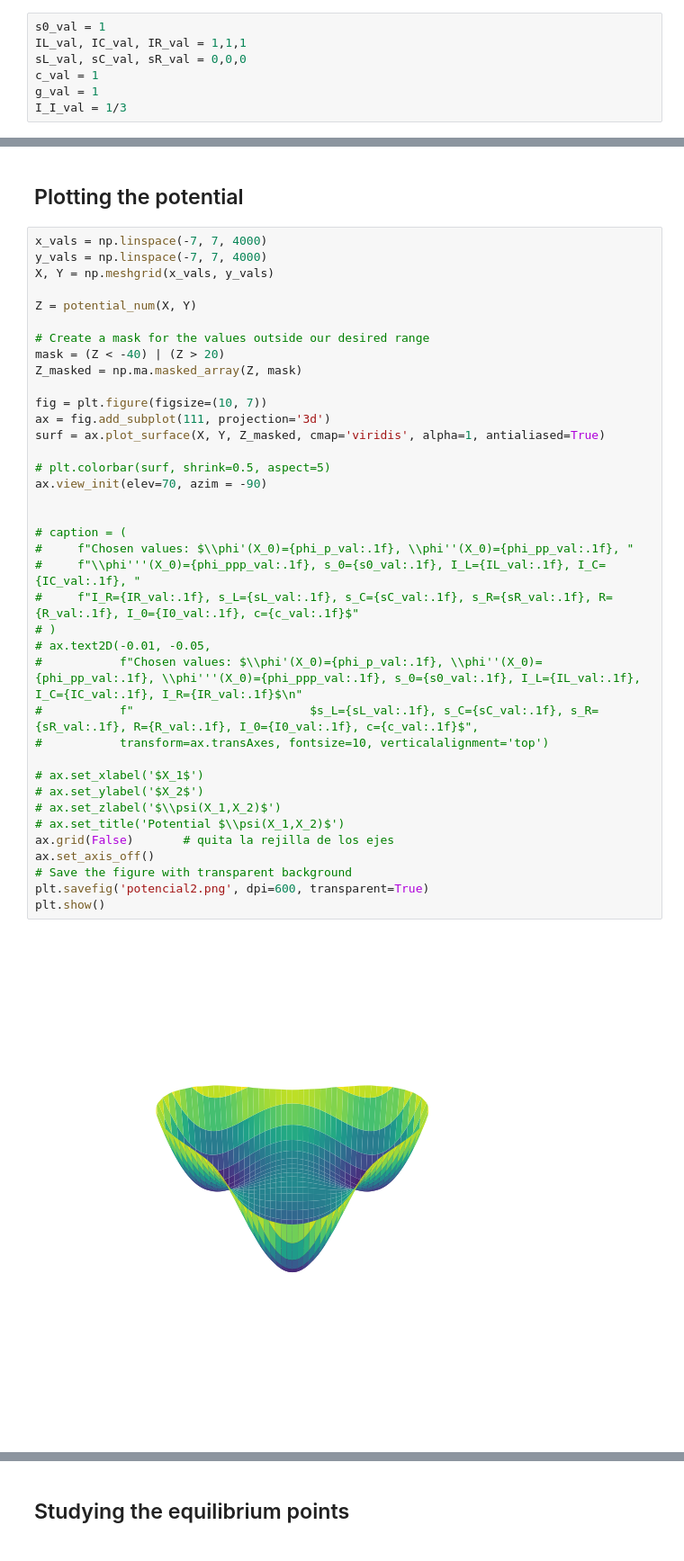
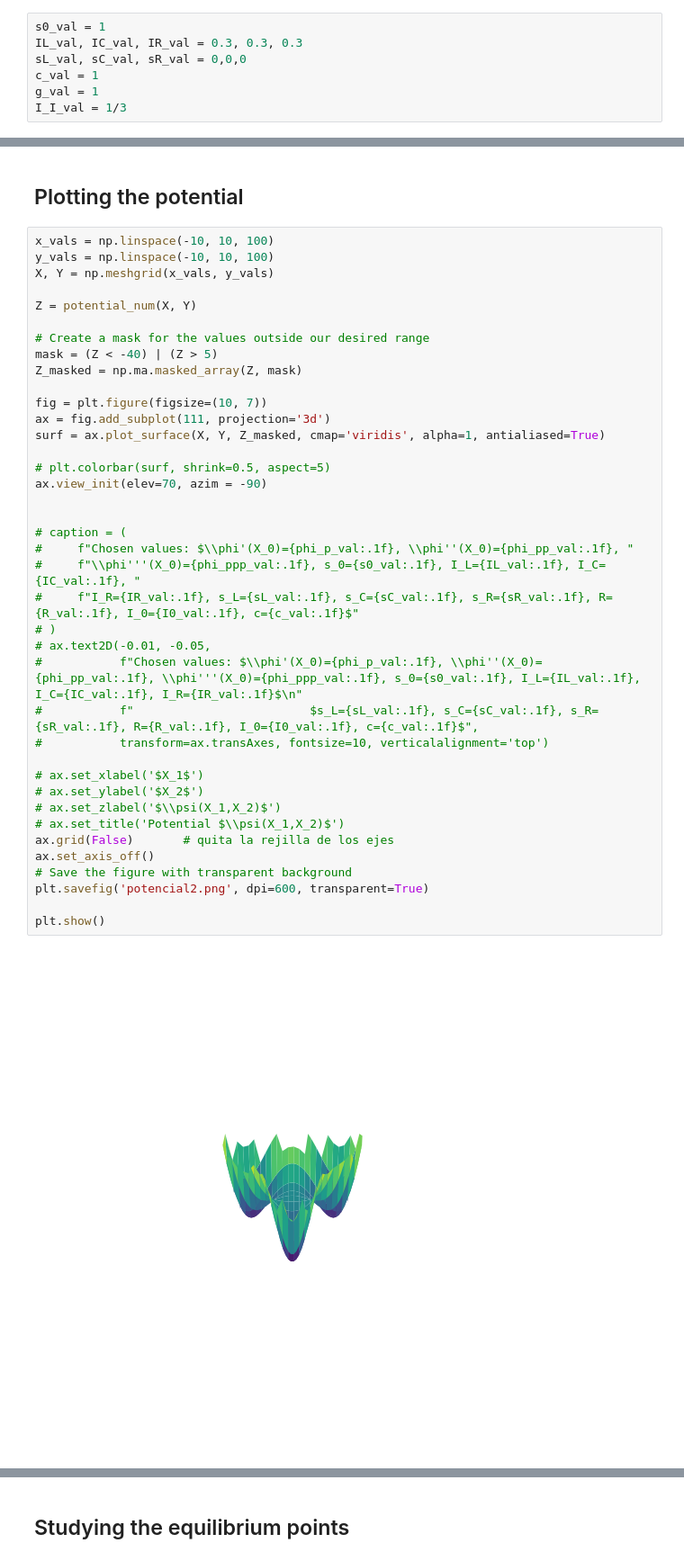
Before and after one commit to javirm3/TFG, a Jupyter notebook: simulations/derivation-potential.ipynb, the cells around one changed output, grey strips where cells are left out. Shown at 90% size. Saved outputs shown, nothing was run; the diff lists cells and outputs as text.

```diff
--- a/simulations/derivation-potential.ipynb
+++ b/simulations/derivation-potential.ipynb
@@ -72,7 +72,7 @@ $\displaystyle \frac{X_{1}^{4} s_{0}^{3} \left(2 c g \phi_{Ip} \phi_{pp}^{2} - c
 ## Evaluating for a given set of parameters
 # %%
 s0_val = 1
-IL_val, IC_val, IR_val = 1,1,1
+IL_val, IC_val, IR_val = 0.3, 0.3, 0.3
 sL_val, sC_val, sR_val = 0,0,0
 c_val = 1
 g_val = 1
@@ -179,42 +179,43 @@ with open('phis.pkl', 'wb') as f:
 # %% [markdown]
 ## Plotting the potential
 # %%
-x_vals = np.linspace(-7, 7, 4000)
-y_vals = np.linspace(-7, 7, 4000)
+x_vals = np.linspace(-10, 10, 100)
+y_vals = np.linspace(-10, 10, 100)
 X, Y = np.meshgrid(x_vals, y_vals)
 
 Z = potential_num(X, Y)
 
 # Create a mask for the values outside our desired range
-mask = (Z < -40) | (Z > 20)
+mask = (Z < -40) | (Z > 5)
 Z_masked = np.ma.masked_array(Z, mask)
 
 fig = plt.figure(figsize=(10, 7))
 ax = fig.add_subplot(111, projection='3d')
 surf = ax.plot_surface(X, Y, Z_masked, cmap='viridis', alpha=1, antialiased=True)
 
 # plt.colorbar(surf, shrink=0.5, aspect=5)
 ax.view_init(elev=70, azim = -90)
 
 
 # caption = (
 #     f"Chosen values: $\\phi'(X_0)={phi_p_val:.1f}, \\phi''(X_0)={phi_pp_val:.1f}, "
 #     f"\\phi'''(X_0)={phi_ppp_val:.1f}, s_0={s0_val:.1f}, I_L={IL_val:.1f}, I_C={IC_val:.1f}, "
 #     f"I_R={IR_val:.1f}, s_L={sL_val:.1f}, s_C={sC_val:.1f}, s_R={sR_val:.1f}, R={R_val:.1f}, I_0={I0_val:.1f}, c={c_val:.1f}$"
 # )
 # ax.text2D(-0.01, -0.05,
 #           f"Chosen values: $\\phi'(X_0)={phi_p_val:.1f}, \\phi''(X_0)={phi_pp_val:.1f}, \\phi'''(X_0)={phi_ppp_val:.1f}, s_0={s0_val:.1f}, I_L={IL_val:.1f}, I_C={IC_val:.1f}, I_R={IR_val:.1f}$\n"
 #           f"                         $s_L={sL_val:.1f}, s_C={sC_val:.1f}, s_R={sR_val:.1f}, R={R_val:.1f}, I_0={I0_val:.1f}, c={c_val:.1f}$",
 #           transform=ax.transAxes, fontsize=10, verticalalignment='top')
 
 # ax.set_xlabel('$X_1$')
 # ax.set_ylabel('$X_2$')
 # ax.set_zlabel('$\\psi(X_1,X_2)$')
 # ax.set_title('Potential $\\psi(X_1,X_2)$')
 ax.grid(False)       # quita la rejilla de los ejes
 ax.set_axis_off()
 # Save the figure with transparent background
 plt.savefig('potencial2.png', dpi=600, transparent=True)
+
 plt.show()
 # %% [output]
-[figure, old version]
+[figure, new version]
```
Also changed, not shown: parts of 2 cells of this notebook, 8 other files.
